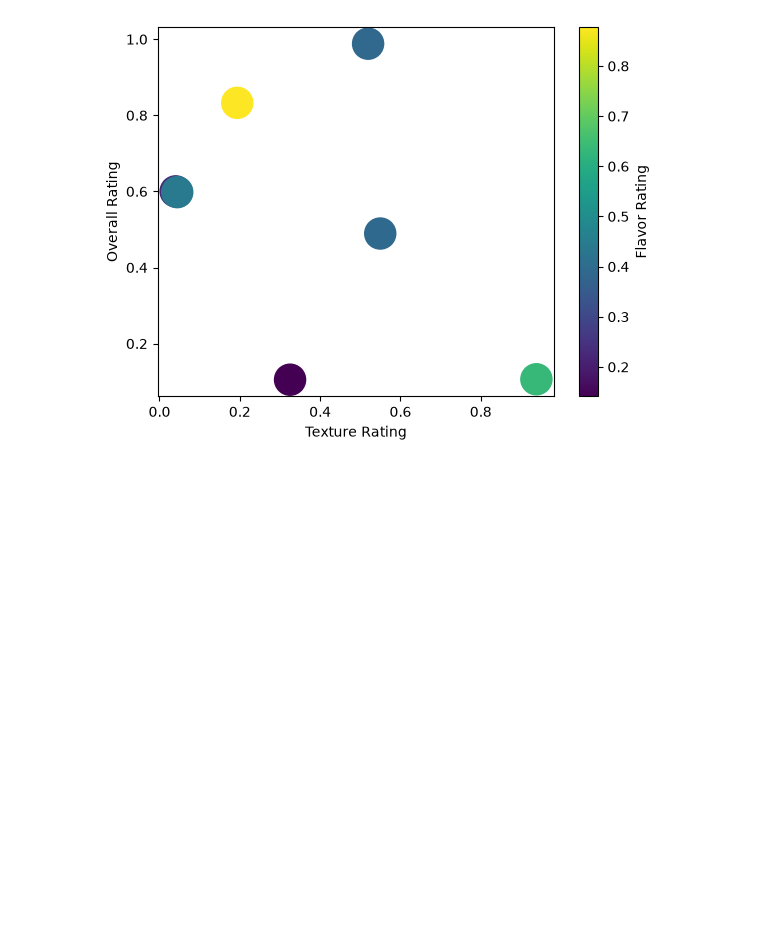
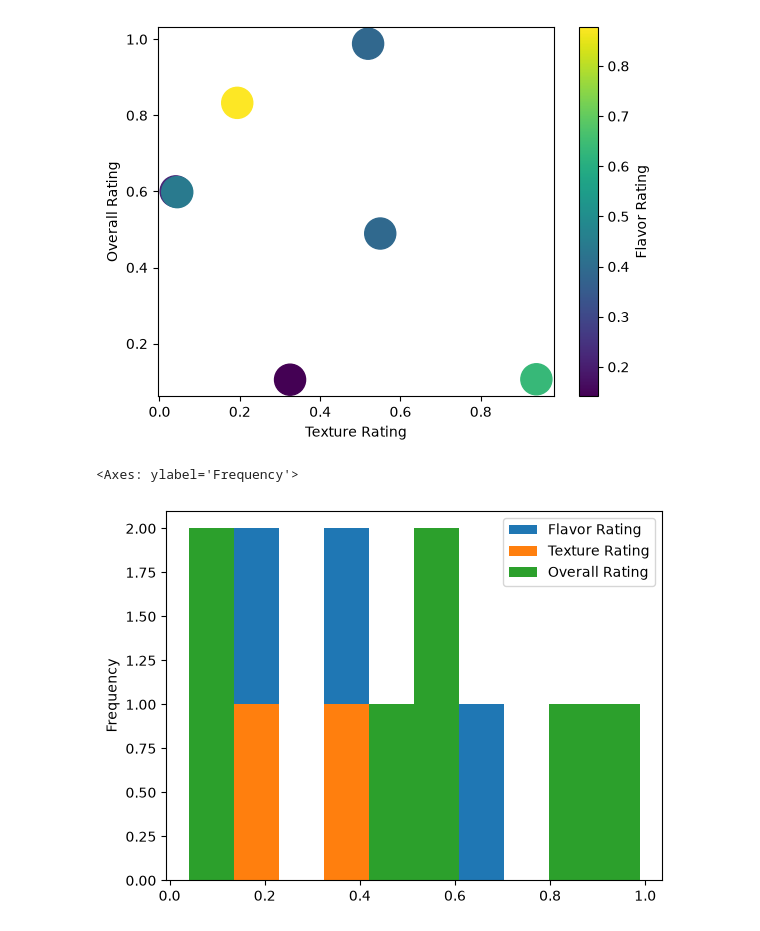
Before and after one commit to om2108/Python-Learning, a Jupyter notebook: Pandas_Learning/Visualizations.ipynb, the cells around one changed output. Drawn from its saved outputs; the diff is of its cells as text; code cells hidden in the pictures; blank space fills up the shorter version.

```diff
--- a/Pandas_Learning/Visualizations.ipynb
+++ b/Pandas_Learning/Visualizations.ipynb
@@ -70,3 +75,9 @@ df.plot.scatter(x = 'Texture Rating', y = 'Overall Rating', s = 500, c = 'Flavor
 # %% [output]
 <Axes: xlabel='Texture Rating', ylabel='Overall Rating'>
 [figure]
+# %%
+df.plot.hist()
+# 10 default
+# %% [output]
+<Axes: ylabel='Frequency'>
+[figure, added]
```
Also changed, not shown: parts of 7 cells of this notebook, 2 other files.
